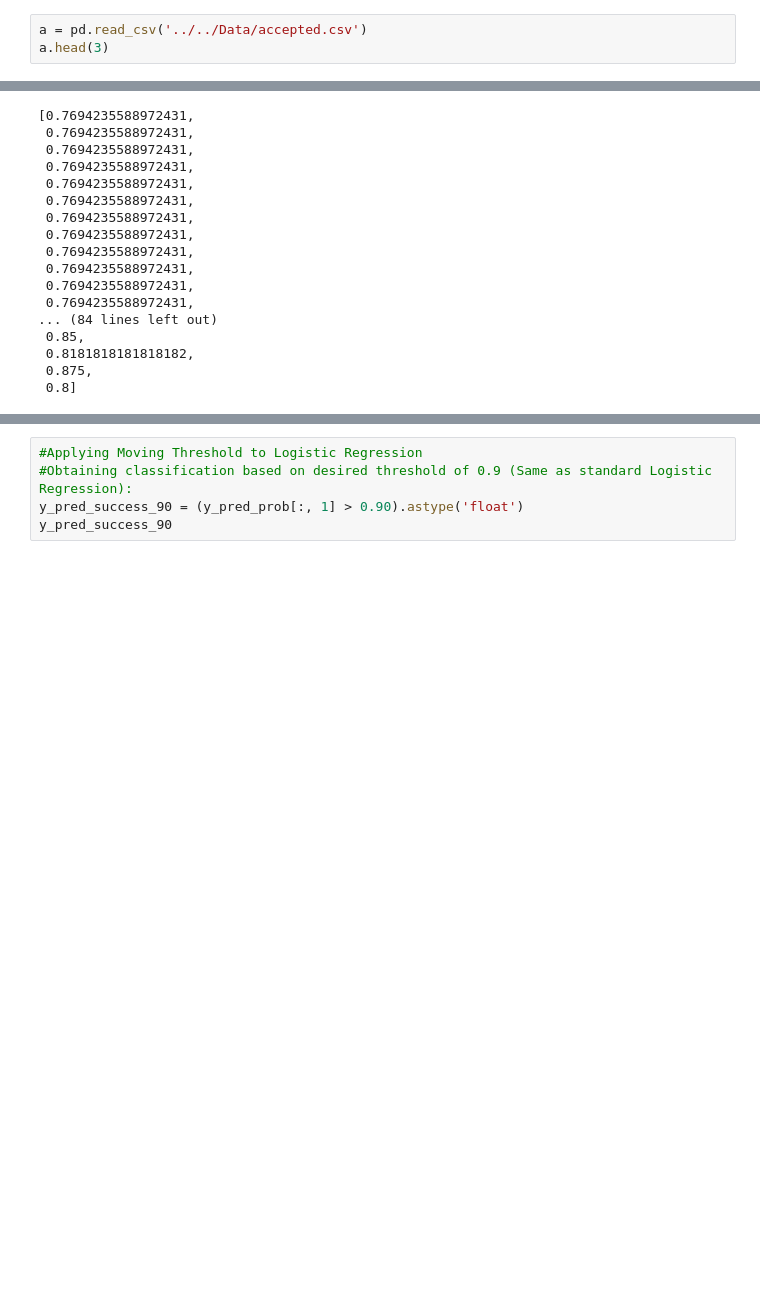
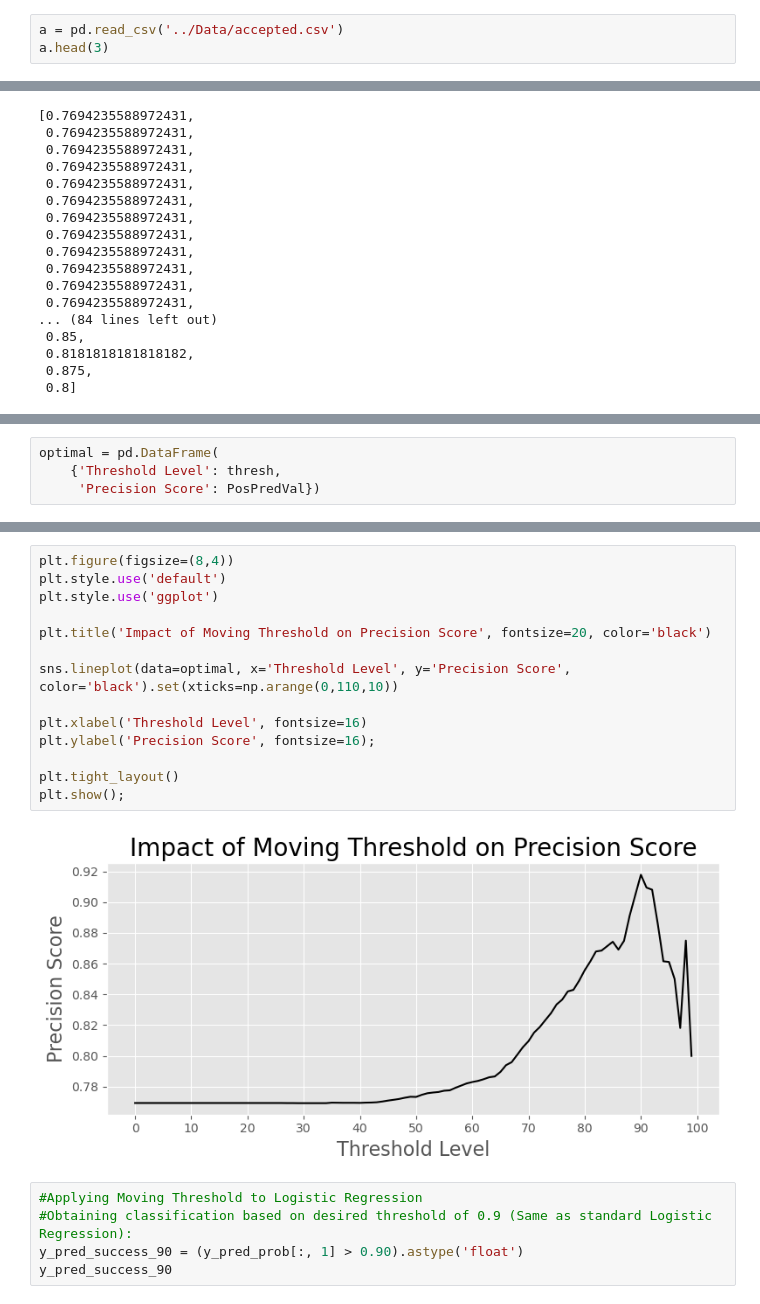
Before and after one commit to Amar-raj-j6380/Lending_Club, a Jupyter notebook: 3. Loan Outcomes: Paid In Full vs Defaulted/ML/2. Cash Flow - Loan Amount, Income, Re-apply LR, Moving Threshold @ 90%.ipynb, the cells around one changed output, grey strips where cells are left out. Drawn from its saved outputs; the diff is of its cells as text; blank space fills up the shorter version.

Commit message:
Visual For Optimal Threshold

```diff
--- a/3. Loan Outcomes: Paid In Full vs Defaulted/ML/2. Cash Flow - Loan Amount, Income, Re-apply LR, Moving Threshold @ 90%.ipynb
+++ b/3. Loan Outcomes: Paid In Full vs Defaulted/ML/2. Cash Flow - Loan Amount, Income, Re-apply LR, Moving Threshold @ 90%.ipynb
@@ -21,7 +21,7 @@ pd.set_option("display.max_columns", 200)
 pd.set_option("display.max_row", 160)
 pd.set_option('max_colwidth', 200)
 # %%
-a = pd.read_csv('../../Data/accepted.csv')
+a = pd.read_csv('../Data/accepted.csv')
 a.head(3)
 # %% [output]
 |  | id | member_id | loan_amnt | funded_amnt | funded_amnt_inv | term | int_rate | installment | grade | ... |
@@ -1373,0 +1394,4 @@ PosPredVal
+# %%
+optimal = pd.DataFrame(
+    {'Threshold Level': thresh,
+     'Precision Score': PosPredVal})
@@ -1374,3 +1418,19 @@ PosPredVal
+# %%
+plt.figure(figsize=(8,4))
+plt.style.use('default')
+plt.style.use('ggplot')
+
+plt.title('Impact of Moving Threshold on Precision Score', fontsize=20, color='black')
+
+sns.lineplot(data=optimal, x='Threshold Level', y='Precision Score', color='black').set(xticks=np.arange(0,110,10))
+
+plt.xlabel('Threshold Level', fontsize=16)
+plt.ylabel('Precision Score', fontsize=16);
+
+plt.tight_layout()
+plt.show();
+# %% [output]
+[figure, added]
 # %%
 #Applying Moving Threshold to Logistic Regression
 #Obtaining classification based on desired threshold of 0.9 (Same as standard Logistic Regression):
```
Also changed, not shown: parts of 2 cells of this notebook.
